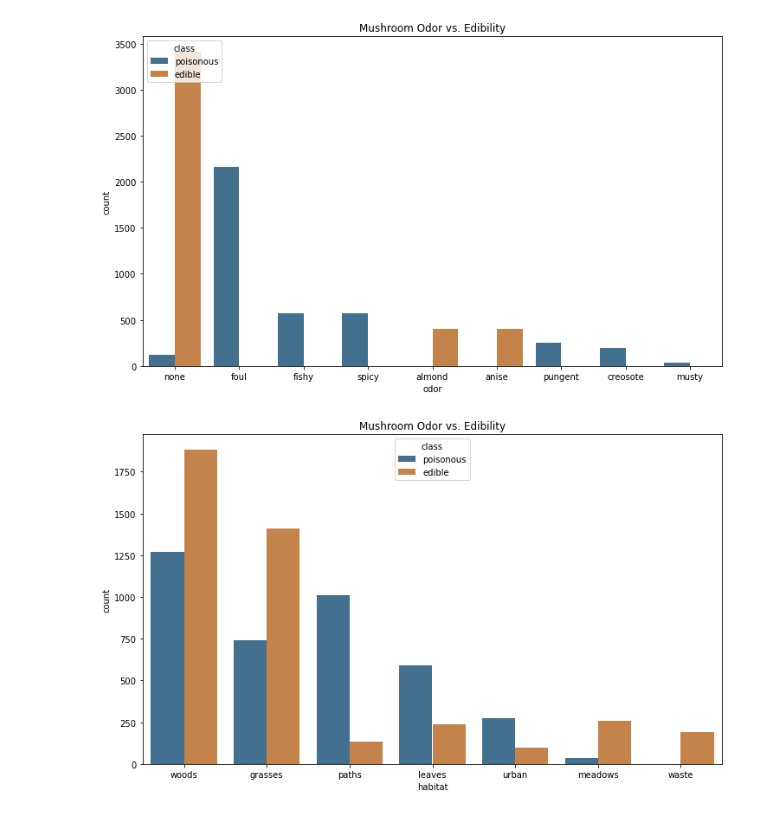
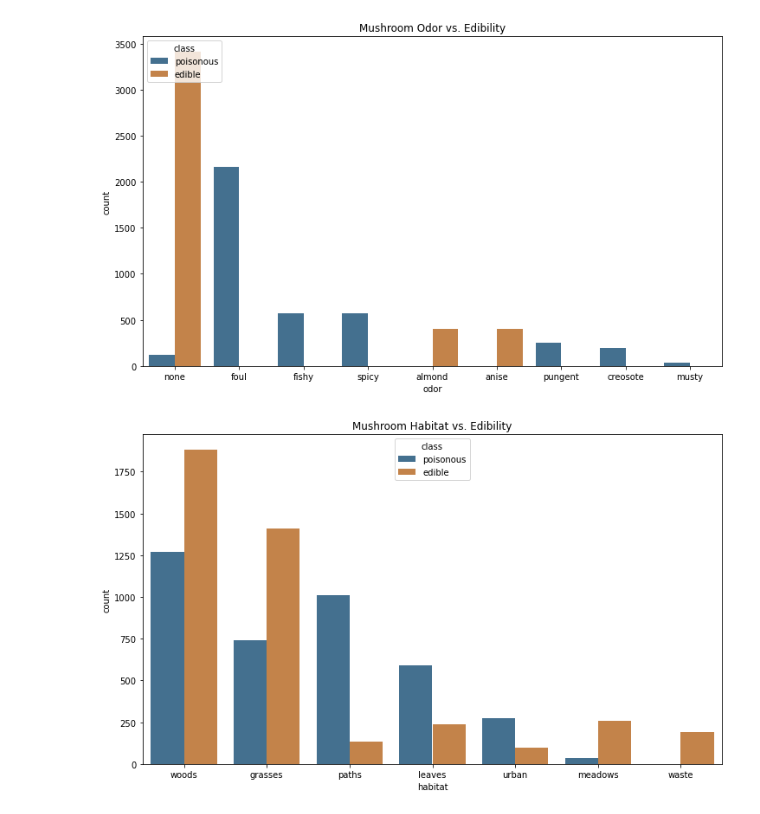
Before and after one commit to AndrwNgyn/mushroom-classification, a Jupyter notebook: Mushroom Classification.ipynb, the cells around one changed output. Drawn from its saved outputs; the diff is of its cells as text; code cells hidden in the pictures.

```diff
--- a/Mushroom Classification.ipynb
+++ b/Mushroom Classification.ipynb
@@ -120,6 +120,6 @@ odor_class_plt = sns.countplot(x = 'odor', data = data, hue = 'class', order = d
 [figure]
 # %%
 plt.figure(figsize=(12,7))
-odor_class_plt = sns.countplot(x = 'habitat', data = data, hue = 'class', order = data['habitat'].value_counts().index, saturation = 0.5).set(title = "Mushroom Odor vs. Edibility")
+odor_class_plt = sns.countplot(x = 'habitat', data = data, hue = 'class', order = data['habitat'].value_counts().index, saturation = 0.5).set(title = "Mushroom Habitat vs. Edibility")
 # %% [output]
-[figure, old version]
+[figure, new version]
```
Also changed, not shown: parts of 11 cells of this notebook.
